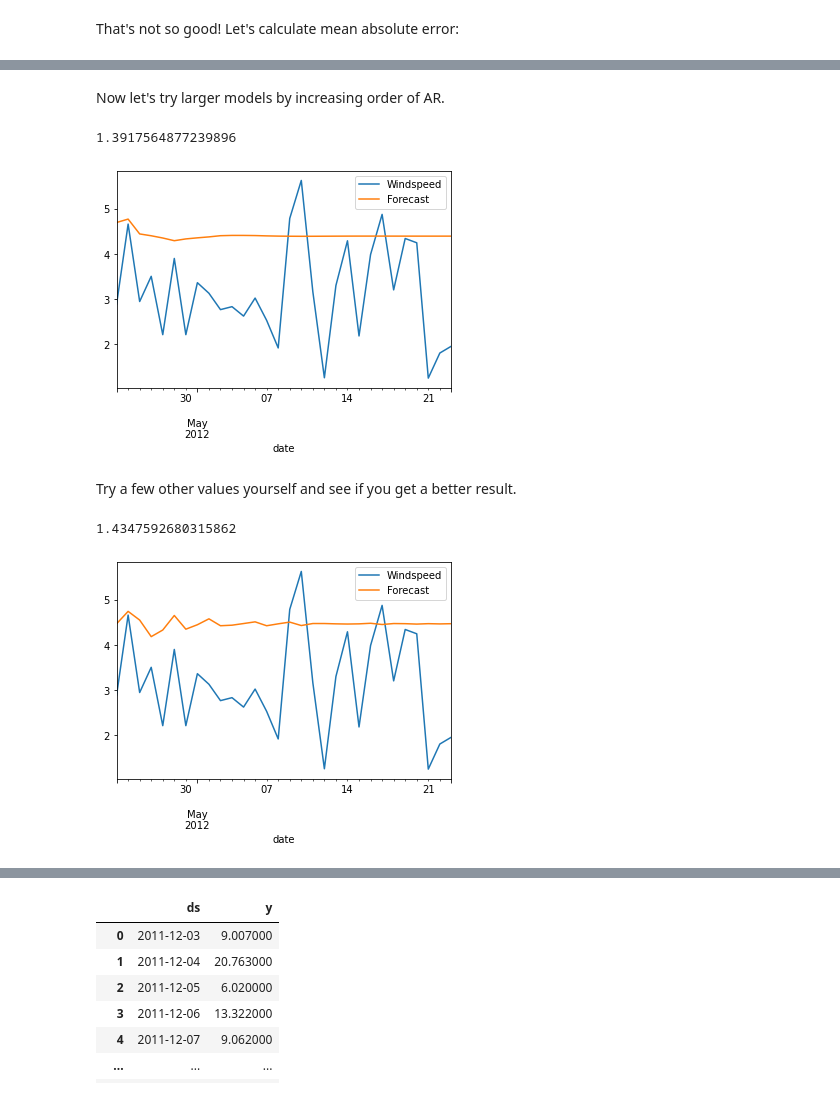
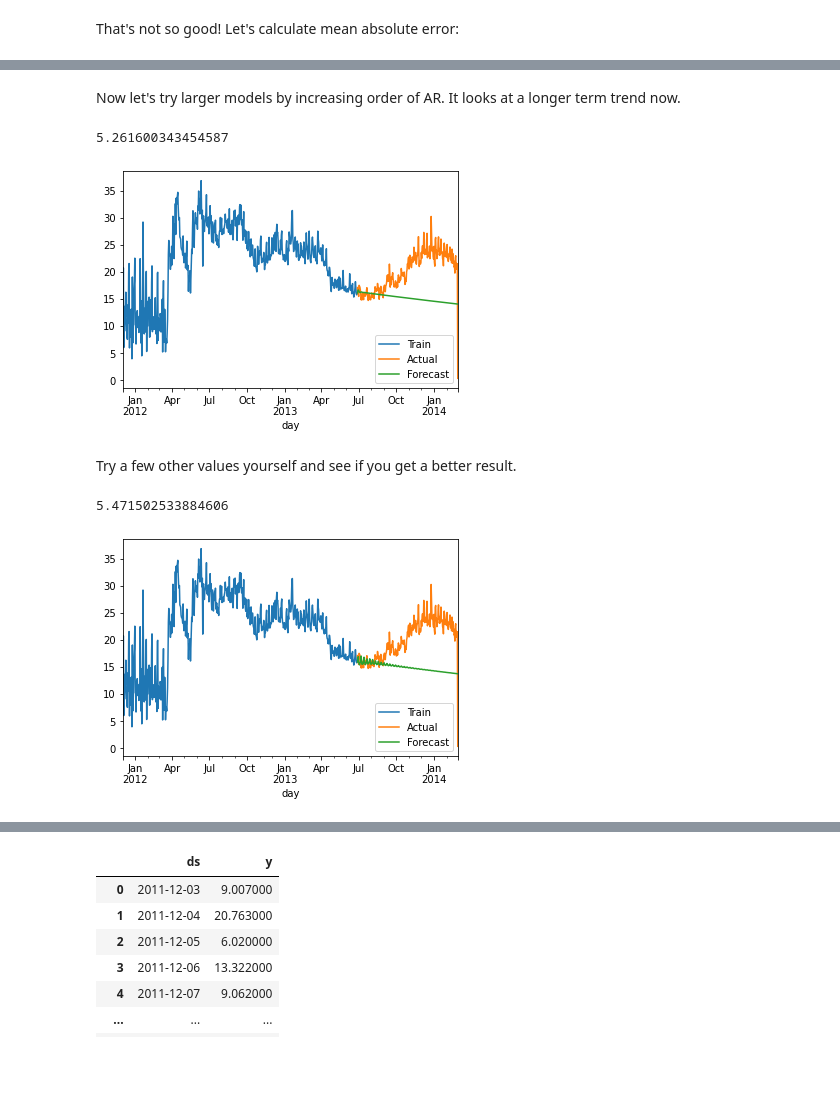
Before and after one commit to 3springs/deep_ml_curriculum, a Jupyter notebook: notebooks/07 Time Series Forcasting/TSF.ipynb, the cells around one changed output, grey strips where cells are left out. Cells and saved outputs as stored; diff of their text form; code cells hidden in the pictures; blank space fills up the shorter version.

```diff
--- a/notebooks/07 Time Series Forcasting/TSF.ipynb
+++ b/notebooks/07 Time Series Forcasting/TSF.ipynb
@@ -46,0 +29,5 @@ df.plot()
+# %%
+df = block0 = pd.read_csv("../../data/processed/smartmeter/block_0.csv", parse_dates=['day'], index_col=['day'])[['energy_sum']]
+df = df.groupby('day').mean()
+df = df.rename(columns={'energy_sum':'target'})
+df.plot()
@@ -61,7 +52,7 @@ DatetimeIndex(['1994-01-01', '1994-02-01', '1994-03-01', '1994-04-01',
 # %% [markdown]
 You can see at the bottom `freq` is set to `None`. We need to specify the the data is monthly and the dates are start of the month. So we use `freq = "MS"`.
 # %%
-df.index.freq = "MS"
+df.index.freq = "1D"
 # %% [markdown]
 __Note:__ Most of the algorithms have ways of infering the frequency if it is not set. But it is always safer to set it ourselves rather than leave it for the algorithms to figure out.
 # %% [markdown]
@@ -74,5 +61,9 @@ df_valid = df.iloc[-n_months:]
 # %%
-ax = df_train['Customers'].plot(legend=True, label="Train")
-df_valid['Customers'].plot(ax=ax, legend=True, label="Validation")
+n_split = -int(len(df)*0.7)
+df_train = df[:-n_split]
+df_valid = df[-n_split:]
+
+ax = df_train.plot(legend=True, label="Train")
+df_valid.plot(ax=ax, legend=True, label="Validation")
 # %% [output]
 <matplotlib.axes._subplots.AxesSubplot at 0x...>
@@ -328,3 +268,0 @@ Before training a model we split thedata into training and validation sets.
-# %%
-df_train = df.iloc[:-30]
-df_valid = df.iloc[-30:]
@@ -365,28 +303,34 @@ mae(df_valid, forecast)
 # %% [markdown]
-Now let's try larger models by increasing order of AR.
+Now let's try larger models by increasing order of AR. It looks at a longer term trend now.
 # %%
 model = AR(df_train)
-model = model.fit(maxlag=4)
+model = model.fit(maxlag=7,  trend='nc')
 start = len(df_train)
 end = len(df_train) + len(df_valid) - 1
 forecast = model.predict(start, end)
-ax = df_valid.plot(legend=True, label="Actual")
+fig = plt.figure()
+ax = fig.gca()
+df_train['target'].plot(ax=ax, legend=True, label="Train")
+df_valid['target'].plot(ax=ax, legend=True, label="Actual")
 forecast.plot(ax=ax, legend=True, label="Forecast")
 mae(df_valid, forecast)
 # %% [output]
-1.3917564877239896
+5.261600343454587
-[figure, old version]
+[figure, new version]
 # %% [markdown]
 Try a few other values yourself and see if you get a better result.
 # %%
 model = AR(df_train)
-model = model.fit(maxlag=10)
+model = model.fit(maxlag=30,  trend='nc')
 start = len(df_train)
 end = len(df_train) + len(df_valid) - 1
 forecast = model.predict(start, end)
-ax = df_valid.plot(legend=True, label="Actual")
+fig = plt.figure()
+ax = fig.gca()
+df_train['target'].plot(ax=ax, legend=True, label="Train")
+df_valid['target'].plot(ax=ax, legend=True, label="Actual")
 forecast.plot(ax=ax, legend=True, label="Forecast")
 mae(df_valid, forecast)
 # %% [output]
-1.4347592680315862
+5.471502533884606
-[figure, old version]
+[figure, new version]
```
Also changed, not shown: parts of 117 cells of this notebook, 2 other files.
